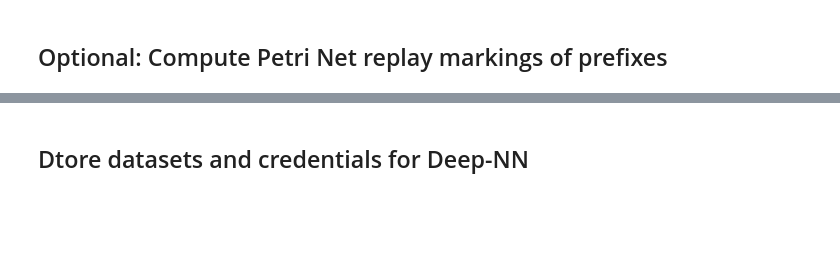
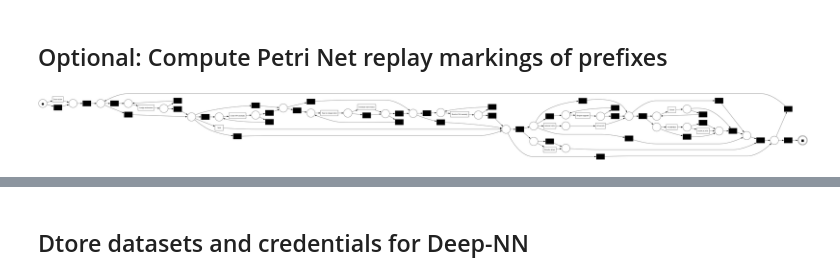
Before and after one commit to ProbabilisticSuffixPredictionLab/Probabilistic_Suffix_Prediction_U-ED-LSTM_pub, a Jupyter notebook: src/notebooks/loader_notebooks/version_2/Helpdesk_full_loader.ipynb, the cells around one changed output, grey strips where cells are left out. Cells and saved outputs as stored; diff of their text form; code cells hidden in the pictures; blank space fills up the shorter version.

```diff
--- a/src/notebooks/loader_notebooks/version_2/Helpdesk_full_loader.ipynb
+++ b/src/notebooks/loader_notebooks/version_2/Helpdesk_full_loader.ipynb
@@ -107,12 +167,14 @@ test_pref_df.to_csv('../../../../encoded_data_v2/Helpdesk/prefix_for_replay/'+re
 # %%
 # Calculate and store markings:
 import event_log_loader.petri_net_replay_markings
 importlib.reload(event_log_loader.petri_net_replay_markings)
 from event_log_loader.petri_net_replay_markings import InductiveMiner, PNReplayMarkings
 
 # initialize the process
 miner = InductiveMiner(path_to_csv_log=event_log_location, case_id_col="CaseID", activity_col="Activity", timestamp_col="CompleteTimestamp", resource_col="Resource")
-net, im, fm = miner.discover_petri_net(visulaize=True, store_loc_file_path='../../../../encoded_data_v2/Helpdesk/prefix_for_replay/petri_net/helpdesk.png')
+net, im, fm = miner.discover_petri_net(visulaize=True, store_loc_file_path='../../../../encoded_data_conformal/Helpdesk/prefix_for_replay/petri_net/helpdesk.png')
+# %% [output]
+[figure, added]
 # %%
 # train set markings
 replayer_train = PNReplayMarkings(discovered_pn=(net, im, fm), prefix_df=train_pref_df, event_label="Activity")
```
Also changed, not shown: parts of 19 cells of this notebook, 27 other files.
